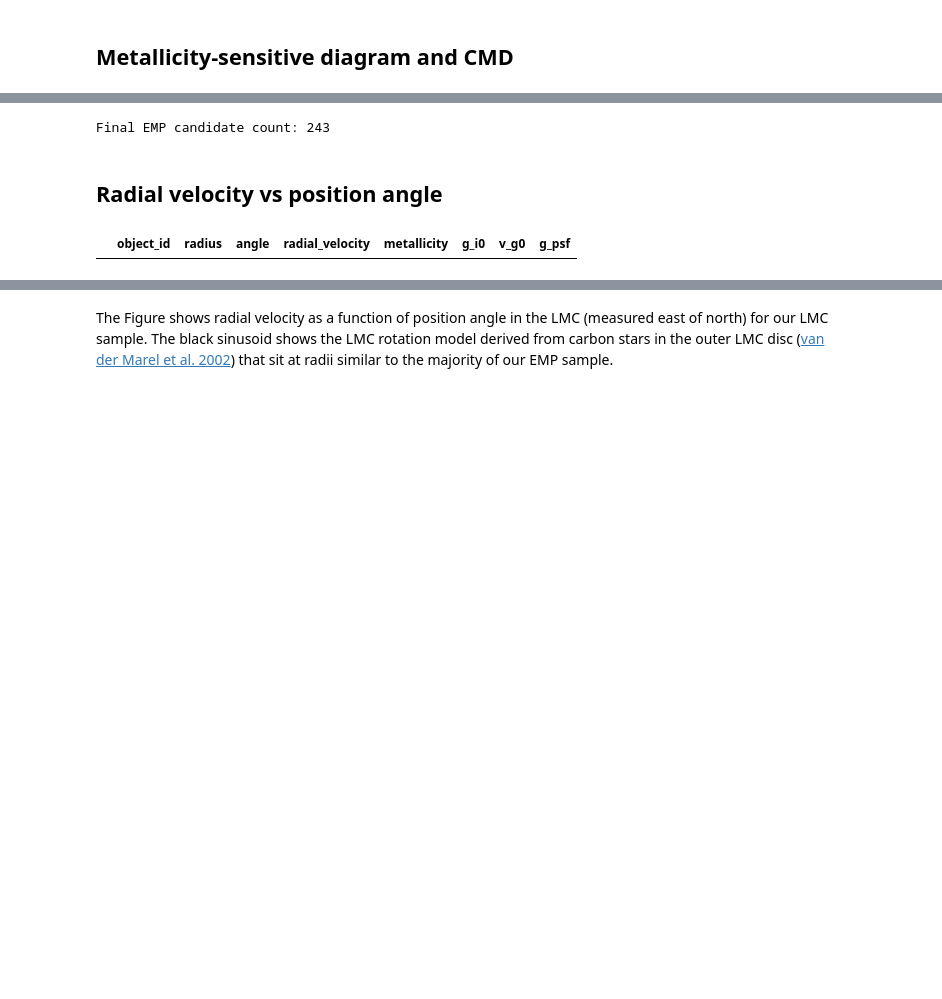
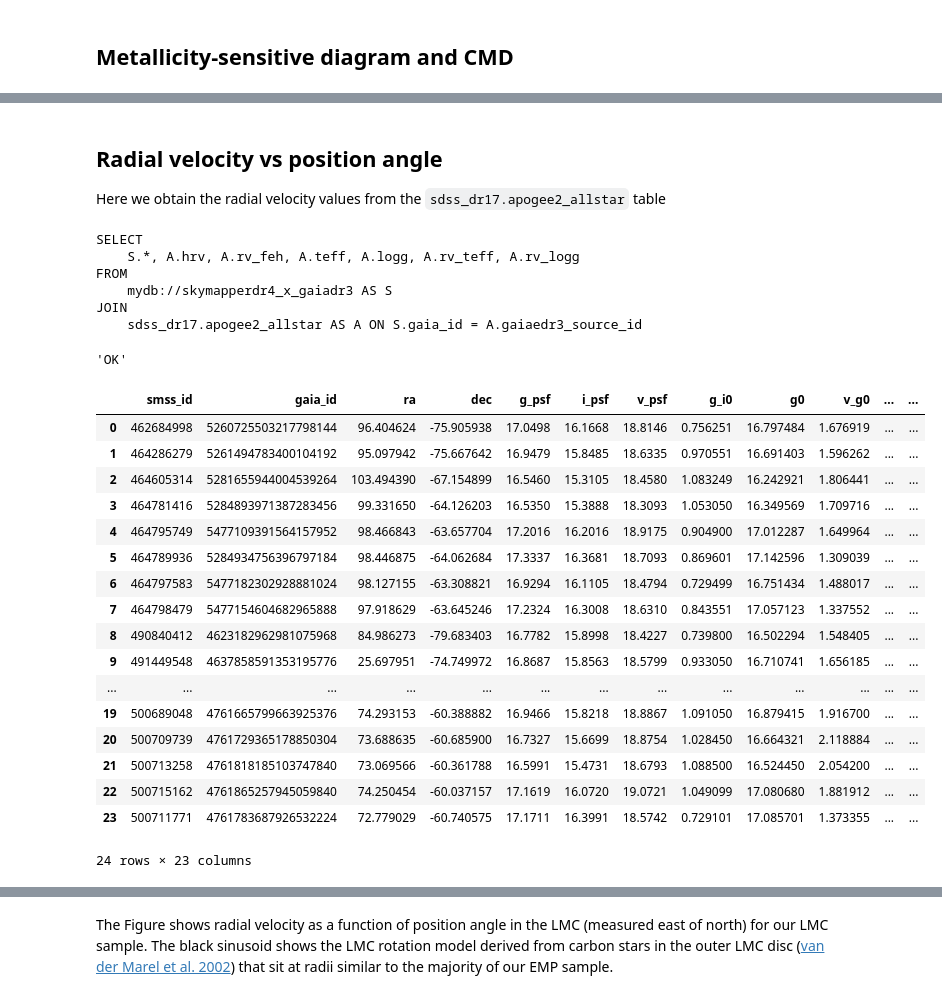
Before and after one commit to chloeguerrero/notebooks-latest, a Jupyter notebook: 03_ScienceExamples/MagellanicClouds/ExtremelyMetalPoorStarsInTheLMC.ipynb, the cells around one changed output, grey strips where cells are left out. Saved outputs shown, nothing was run; the diff lists cells and outputs as text; code cells hidden in the pictures; blank space fills up the shorter version.

```diff
--- a/03_ScienceExamples/MagellanicClouds/ExtremelyMetalPoorStarsInTheLMC.ipynb
+++ b/03_ScienceExamples/MagellanicClouds/ExtremelyMetalPoorStarsInTheLMC.ipynb
@@ -414,22 +298,48 @@ CMD showing the Magellanic EMP candidates from our final adopted selection. The
-# %%
-count=0
-for i in c1:
-    if i is True:
-        count = count+1
-print(f"Final EMP candidate count: {count}")
-# %% [output]
-Final EMP candidate count: 243
 # %% [markdown]
 ## Radial velocity vs position angle
+Here we obtain the radial velocity values from the `sdss_dr17.apogee2_allstar` table
-# %%
-q3_1 = """
-SELECT object_id, radius, angle, radial_velocity, metallicity, g_i0, v_g0, g_psf
-from mydb://skymapperdr4_x_gaiadr3
-where radial_velocity !='NaN'
-"""
-res_1 = qc.query(sql=q3_1,fmt='pandas',timeout=600)
-res_1[c1]
-# %% [output]
-|  | object_id | radius | angle | radial_velocity | metallicity | g_i0 | v_g0 | g_psf |
+# %%
+query_rv = """
+SELECT
+    S.*, A.hrv, A.rv_feh, A.teff, A.logg, A.rv_teff, A.rv_logg
+FROM
+    mydb://skymapperdr4_x_gaiadr3 AS S
+JOIN
+    sdss_dr17.apogee2_allstar AS A ON S.gaia_id = A.gaiaedr3_source_id
+"""
+print(query_rv)
+# %% [output]
+SELECT
+    S.*, A.hrv, A.rv_feh, A.teff, A.logg, A.rv_teff, A.rv_logg
+FROM
+    mydb://skymapperdr4_x_gaiadr3 AS S
+JOIN
+    sdss_dr17.apogee2_allstar AS A ON S.gaia_id = A.gaiaedr3_source_id
+# %%
+qc.query(sql=query_rv, out='mydb://skymapperdr4_x_gaiadr3_x_apogee2', drop=True, timeout=600)
+# %% [output]
+'OK'
+# %%
+final = qc.query(sql="select * from mydb://skymapperdr4_x_gaiadr3_x_apogee2", fmt='pandas', timeout=600)
+final
+# %% [output]
+|  | smss_id | gaia_id | ra | dec | g_psf | i_psf | v_psf | g_i0 | g0 | v_g0 | ... | ... |
+| 0 | 462684998 | 5260725503217798144 | 96.404624 | -75.905938 | 17.0498 | 16.1668 | 18.8146 | 0.756251 | 16.797484 | 1.676919 | ... | ... |
+| 1 | 464286279 | 5261494783400104192 | 95.097942 | -75.667642 | 16.9479 | 15.8485 | 18.6335 | 0.970551 | 16.691403 | 1.596262 | ... | ... |
+| 2 | 464605314 | 5281655944004539264 | 103.494390 | -67.154899 | 16.5460 | 15.3105 | 18.4580 | 1.083249 | 16.242921 | 1.806441 | ... | ... |
+| 3 | 464781416 | 5284893971387283456 | 99.331650 | -64.126203 | 16.5350 | 15.3888 | 18.3093 | 1.053050 | 16.349569 | 1.709716 | ... | ... |
+| 4 | 464795749 | 5477109391564157952 | 98.466843 | -63.657704 | 17.2016 | 16.2016 | 18.9175 | 0.904900 | 17.012287 | 1.649964 | ... | ... |
+| 5 | 464789936 | 5284934756396797184 | 98.446875 | -64.062684 | 17.3337 | 16.3681 | 18.7093 | 0.869601 | 17.142596 | 1.309039 | ... | ... |
+| 6 | 464797583 | 5477182302928881024 | 98.127155 | -63.308821 | 16.9294 | 16.1105 | 18.4794 | 0.729499 | 16.751434 | 1.488017 | ... | ... |
+| 7 | 464798479 | 5477154604682965888 | 97.918629 | -63.645246 | 17.2324 | 16.3008 | 18.6310 | 0.843551 | 17.057123 | 1.337552 | ... | ... |
+| 8 | 490840412 | 4623182962981075968 | 84.986273 | -79.683403 | 16.7782 | 15.8998 | 18.4227 | 0.739800 | 16.502294 | 1.548405 | ... | ... |
+| 9 | 491449548 | 4637858591353195776 | 25.697951 | -74.749972 | 16.8687 | 15.8563 | 18.5799 | 0.933050 | 16.710741 | 1.656185 | ... | ... |
+| ... | ... | ... | ... | ... | ... | ... | ... | ... | ... | ... | ... | ... |
+| 19 | 500689048 | 4761665799663925376 | 74.293153 | -60.388882 | 16.9466 | 15.8218 | 18.8867 | 1.091050 | 16.879415 | 1.916700 | ... | ... |
+| 20 | 500709739 | 4761729365178850304 | 73.688635 | -60.685900 | 16.7327 | 15.6699 | 18.8754 | 1.028450 | 16.664321 | 2.118884 | ... | ... |
+| 21 | 500713258 | 4761818185103747840 | 73.069566 | -60.361788 | 16.5991 | 15.4731 | 18.6793 | 1.088500 | 16.524450 | 2.054200 | ... | ... |
+| 22 | 500715162 | 4761865257945059840 | 74.250454 | -60.037157 | 17.1619 | 16.0720 | 19.0721 | 1.049099 | 17.080680 | 1.881912 | ... | ... |
+| 23 | 500711771 | 4761783687926532224 | 72.779029 | -60.740575 | 17.1711 | 16.3991 | 18.5742 | 0.729101 | 17.085701 | 1.373355 | ... | ... |
+24 rows × 23 columns
 # %%
 # Extracted X,Y values for LMC rotation model from Figure 3 using https://apps.automeris.io/wpd/
```
Also changed, not shown: parts of 33 cells of this notebook.
